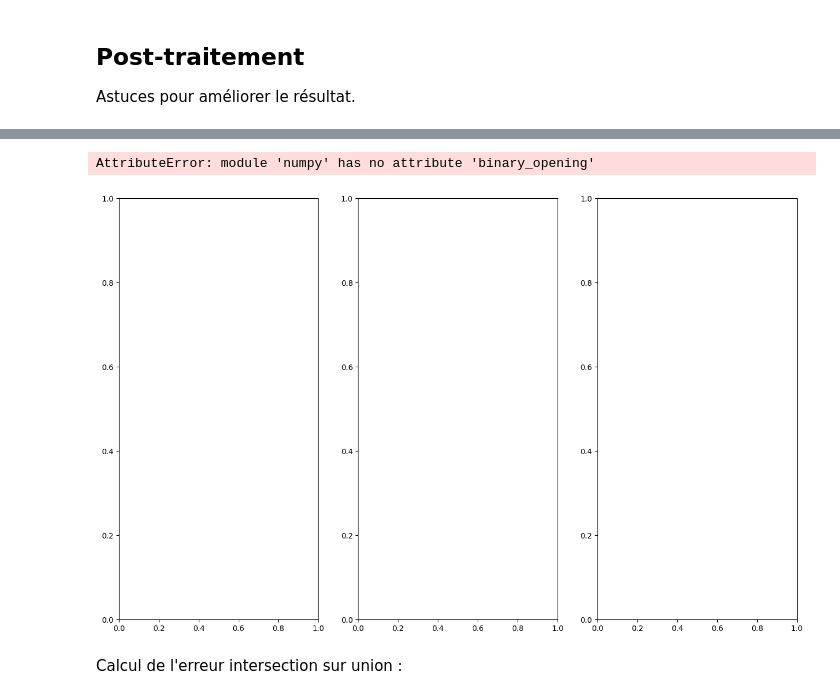
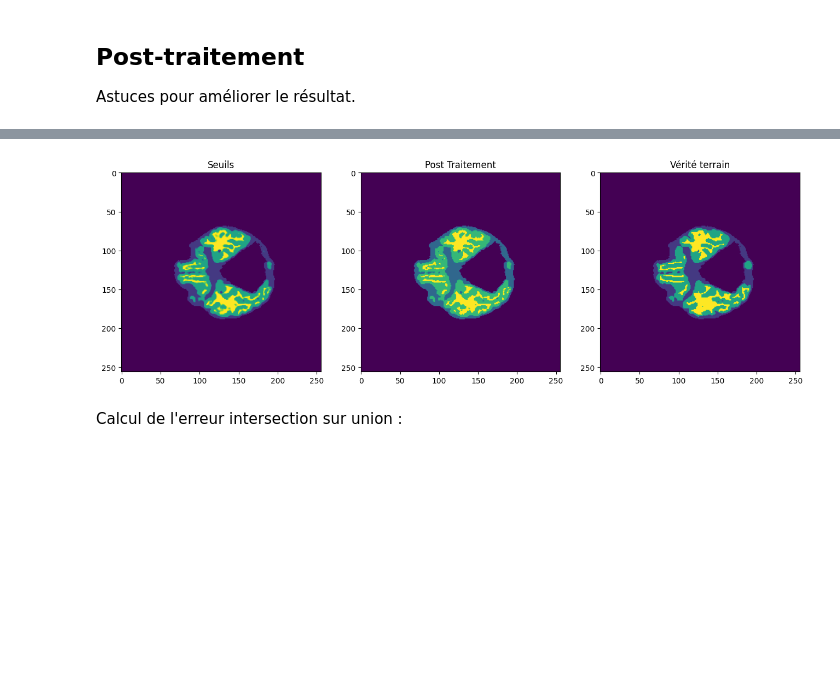
Before and after one commit to toma-gato/DLIM, a Jupyter notebook: U-net-seg-cerveaux-guide.ipynb, the cells around one changed output, grey strips where cells are left out. Drawn from its saved outputs; the diff is of its cells as text; code cells hidden in the pictures; blank space fills up the shorter version.

```diff
--- a/U-net-seg-cerveaux-guide.ipynb
+++ b/U-net-seg-cerveaux-guide.ipynb
@@ -271,6 +268,6 @@ train_gen = SlicesGenerator(data[:-2], gt[:-2], batch_size = BATCH_SIZE) # 8 pat
 val_gen = SlicesGenerator(data[-2:-1], gt[-2:-1], batch_size = BATCH_SIZE) # 1 patient pour la validation
 # %%
 %%time
-nb_iter = 5
+nb_iter = 100
 model.fit(train_gen, validation_data=val_gen, epochs=nb_iter)
 # %% [output]
@@ -350,29 +340,26 @@ plot_res(82, 0)
 
 Astuces pour améliorer le résultat.
 # %%
-def plot_res_opening(indice, axis):
+def plot_res_post(indice, axis):
     g = generator[indice]
     res = model.predict(g[0])[0]
     g = g[1][0]
 
+    mask = np.argmax(res, axis=-1)
+
     fig, ax = plt.subplots(1, 3, figsize=(16,10))
-
-    for classe in range(4):
-        masque = (g == classe)
-        masque_opening = binary_opening(masque, structure=disk(2))
-        g_post[masque_ouvert] = classe
-
-    ax[0].imshow(10*res[:,:,0] + 50*res[:,:,1] + 150*res[:,:,2] + 250*res[:,:,3])
-    ax[0].set_title("Comb. linéaire")
 
     image_seuil = 10*res[:,:,0] + 50*res[:,:,1] + 150*res[:,:,2] + 250*res[:,:,3]
     if (image_seuil == 0).sum() > 0:
         print("Nombre de pixels non déterminés par le seuil :", (image_seuil == 0).sum())
-    ax[1].imshow(image_seuil)
-    ax[1].set_title("Seuils")
+    ax[0].imshow(image_seuil)
+    ax[0].set_title("Seuils")
 
-    ax[2].imshow(10*g_post[:,:,0] + 50*g_post[:,:,1] + 150*g_post[:,:,2] + 250*g_post[:,:,3])
+    ax[1].imshow(mask)
+    ax[1].set_title("Post Traitement")
+
+    ax[2].imshow(10*g[:,:,0] + 50*g[:,:,1] + 150*g[:,:,2] + 250*g[:,:,3])
     ax[2].set_title("Vérité terrain")
 # %%
-plot_res_opening(172,2)
+plot_res_post(172, 2)
 # %% [output]
@@ -380,5 +367,4 @@ plot_res_opening(172,2)
-AttributeError: module 'numpy' has no attribute 'binary_opening'
-[figure, old version]
+[figure, new version]
 # %% [markdown]
 Calcul de l'erreur intersection sur union :
 # %%
```
Also changed, not shown: parts of 12 cells of this notebook.
